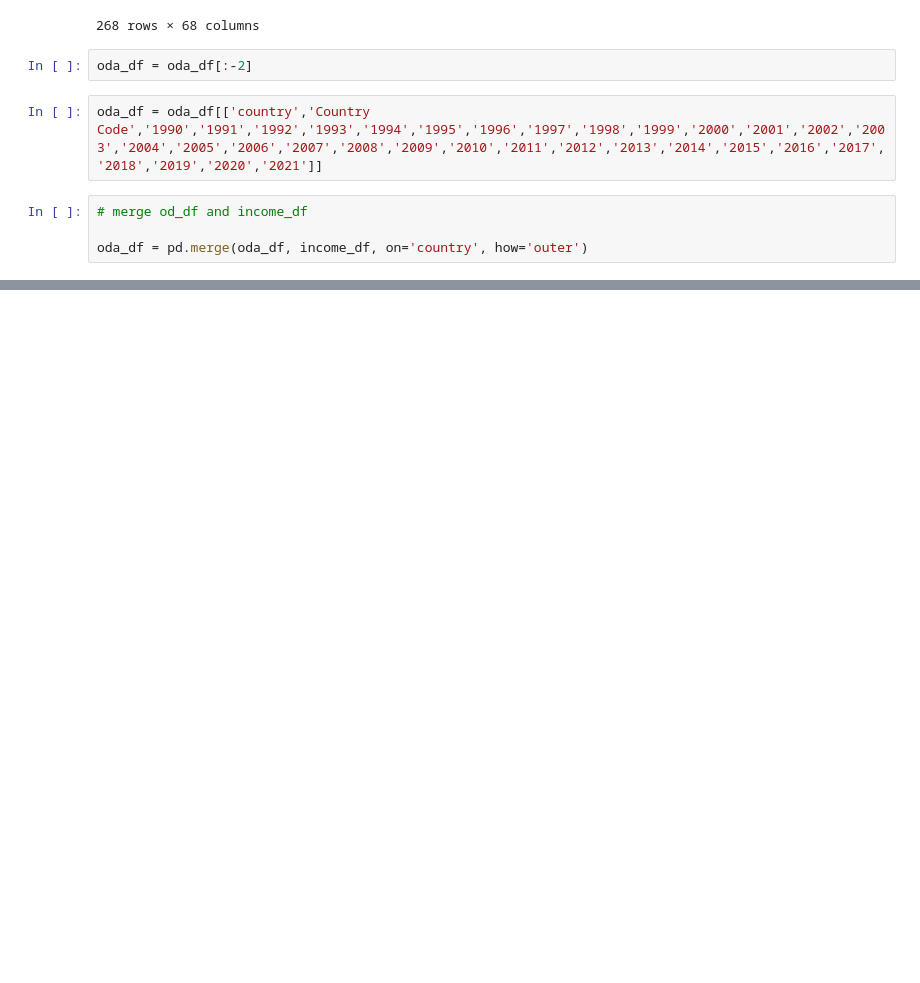
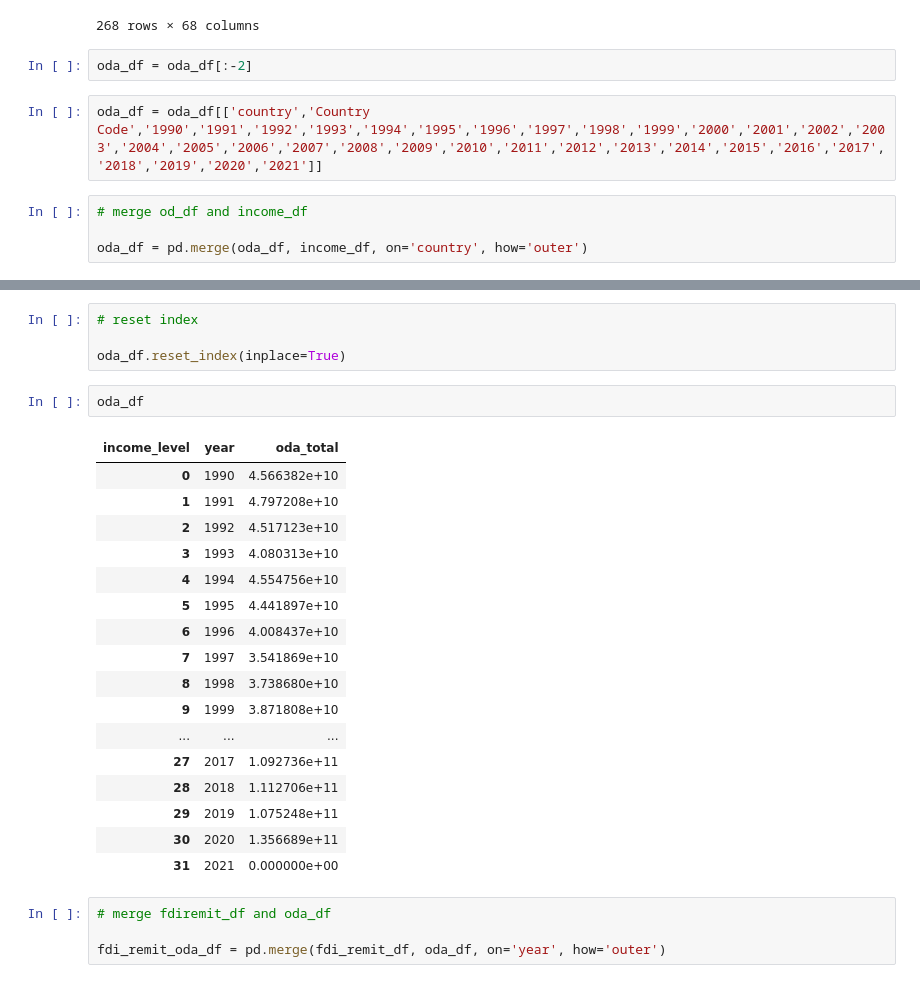
Before and after one commit to kellywaldro/remittances, a Jupyter notebook: merging.ipynb, the cells around one changed output, grey strips where cells are left out. Cells and saved outputs as stored; diff of their text form; blank space fills up the shorter version.

```diff
--- a/merging.ipynb
+++ b/merging.ipynb
@@ -371,0 +436,28 @@ grouped_oda_df = oda_df.groupby('income_level').sum()
+# %%
+# reset index
+
+oda_df.reset_index(inplace=True)
+# %%
+oda_df
+# %% [output]
+| income_level | year | oda_total |
+| 0 | 1990 | 4.566382e+10 |
+| 1 | 1991 | 4.797208e+10 |
+| 2 | 1992 | 4.517123e+10 |
+| 3 | 1993 | 4.080313e+10 |
+| 4 | 1994 | 4.554756e+10 |
+| 5 | 1995 | 4.441897e+10 |
+| 6 | 1996 | 4.008437e+10 |
+| 7 | 1997 | 3.541869e+10 |
+| 8 | 1998 | 3.738680e+10 |
+| 9 | 1999 | 3.871808e+10 |
+| ... | ... | ... |
+| 27 | 2017 | 1.092736e+11 |
+| 28 | 2018 | 1.112706e+11 |
+| 29 | 2019 | 1.075248e+11 |
+| 30 | 2020 | 1.356689e+11 |
+| 31 | 2021 | 0.000000e+00 |
+# %%
+# merge fdiremit_df and oda_df
+
+fdi_remit_oda_df = pd.merge(fdi_remit_df, oda_df, on='year', how='outer')
```
Also changed, not shown: parts of 12 cells of this notebook, 1 other file.
